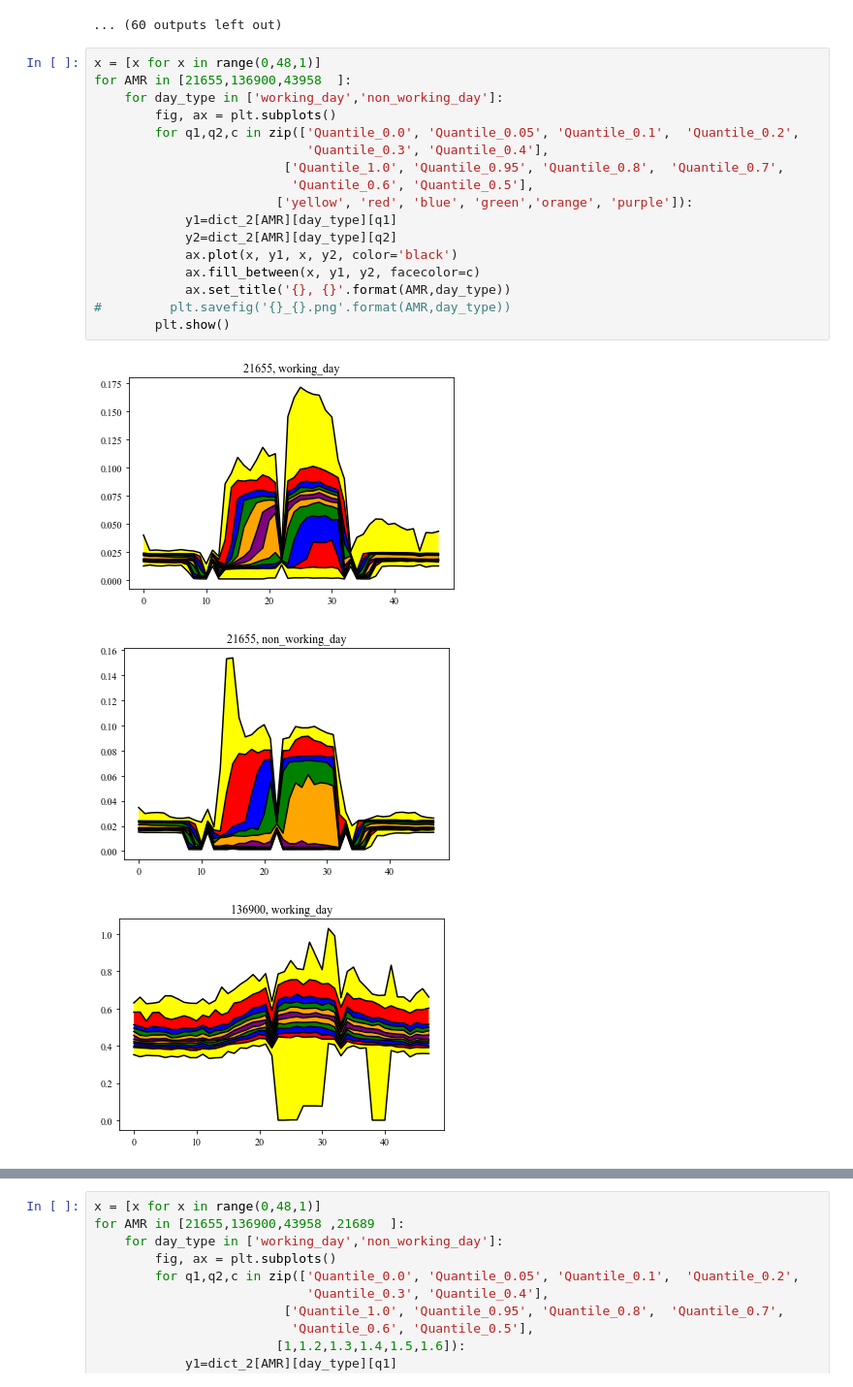
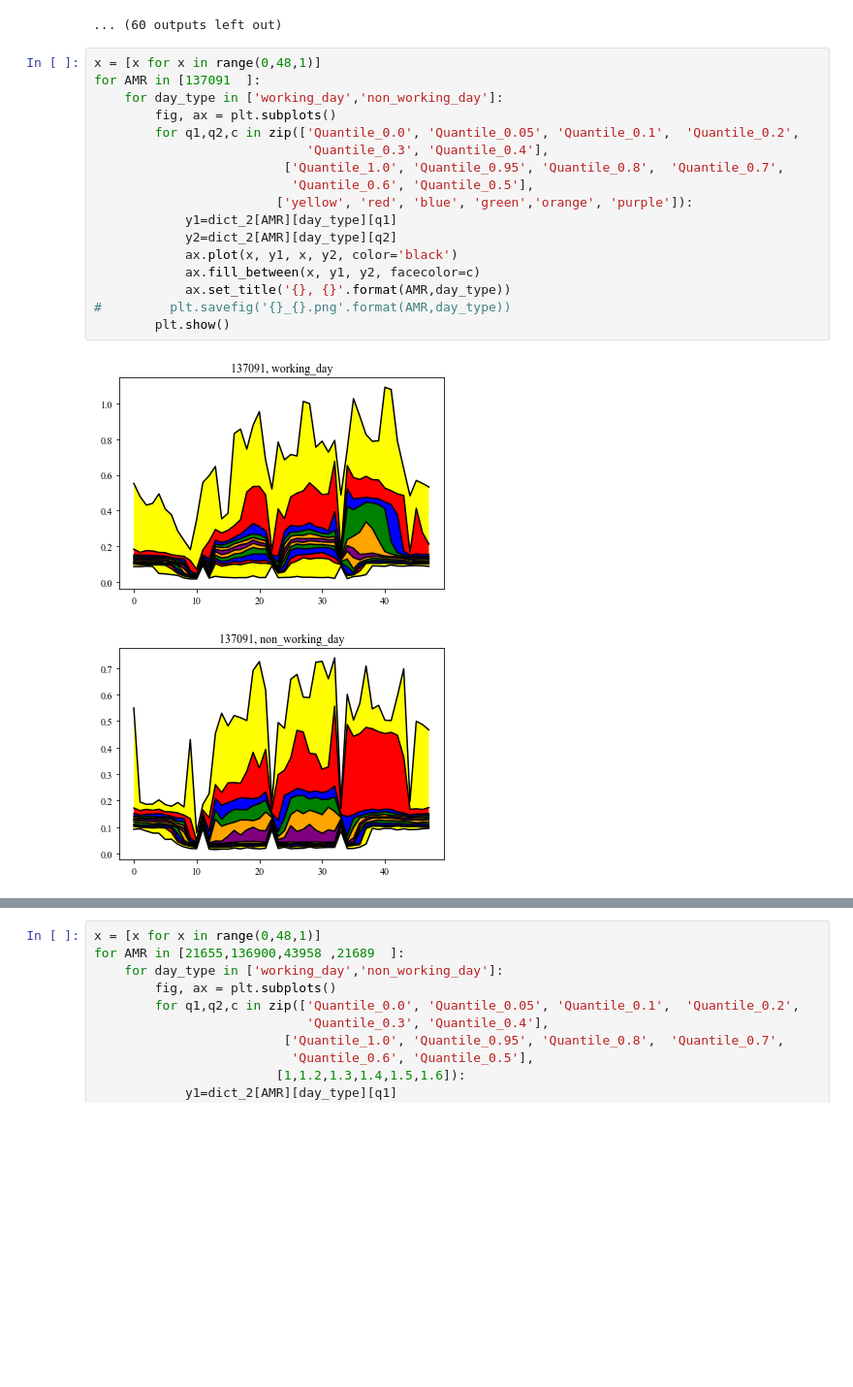
Before and after one commit to chaweewatp/northeastern-work-1, a Jupyter notebook: 3_1_data_visualization.ipynb, the cells around one changed output, grey strips where cells are left out. Shown at 97% size. Cells and saved outputs as stored; diff of their text form; blank space fills up the shorter version.

```diff
--- a/3_1_data_visualization.ipynb
+++ b/3_1_data_visualization.ipynb
@@ -77,22 +77,21 @@ for AMR in list(dict_2.keys()):
 ... (60 outputs left out)
 # %%
 x = [x for x in range(0,48,1)]
-for AMR in [21655,136900,43958  ]:
+for AMR in [137091  ]:
     for day_type in ['working_day','non_working_day']:
         fig, ax = plt.subplots()
         for q1,q2,c in zip(['Quantile_0.0', 'Quantile_0.05', 'Quantile_0.1',  'Quantile_0.2',
                             'Quantile_0.3', 'Quantile_0.4'],
                          ['Quantile_1.0', 'Quantile_0.95', 'Quantile_0.8',  'Quantile_0.7',
                           'Quantile_0.6', 'Quantile_0.5'],
                         ['yellow', 'red', 'blue', 'green','orange', 'purple']):
             y1=dict_2[AMR][day_type][q1]
             y2=dict_2[AMR][day_type][q2]
             ax.plot(x, y1, x, y2, color='black')
             ax.fill_between(x, y1, y2, facecolor=c)
             ax.set_title('{}, {}'.format(AMR,day_type))
 #         plt.savefig('{}_{}.png'.format(AMR,day_type))
         plt.show()
 # %% [output]
-[figure, old version]
+[figure, new version]
-[figure, old version]
+[figure, new version]
-[figure, removed]
```
Also changed, not shown: parts of 1 cell of this notebook, 8 other files.
